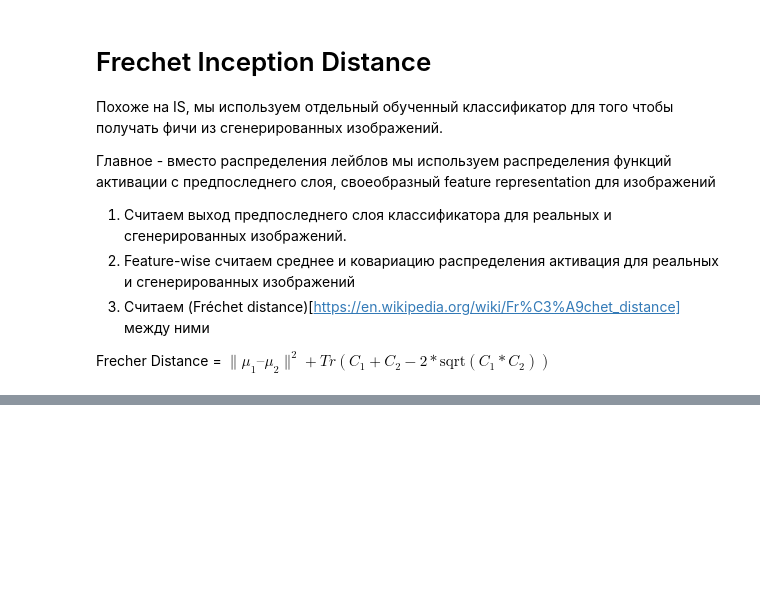
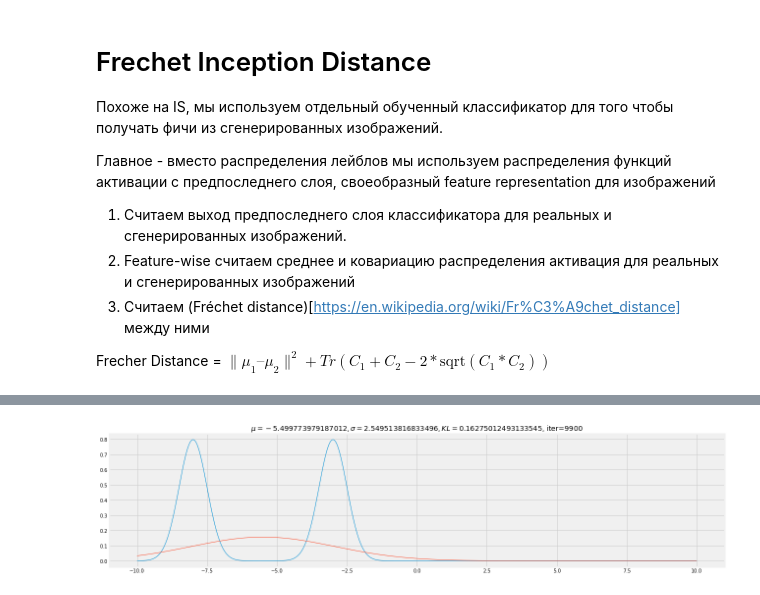
Before and after one commit to MaximArtemev/hse_gans, a Jupyter notebook: seminars/seminar-2/DIVISFID_2D_for_teachers.ipynb, the cells around one changed output, grey strips where cells are left out. Cells and saved outputs as stored; diff of their text form; code cells hidden in the pictures; blank space fills up the shorter version.

```diff
--- a/seminars/seminar-2/DIVISFID_2D_for_teachers.ipynb
+++ b/seminars/seminar-2/DIVISFID_2D_for_teachers.ipynb
@@ -275,0 +366,24 @@ The authors of the score show that lower FID scores correlate with better-qualit
+# %%
+optim = torch.optim.SGD([train_mu, train_sigma], lr=0.1)
+grads_mu = []
+grads_sigma = []
+
+for i in range(10000):
+    optim.zero_grad()
+    Q = distrs.Normal(train_mu, train_sigma)
+    qx = Q.log_prob(x).exp()
+    loss = kl_loss(qx, px)
+    loss.backward()
+    grads_mu.append(np.abs(train_mu.grad.item()))
+    grads_sigma.append(np.abs(train_sigma.grad.item()))
+    optim.step()
+    if i % 300 == 0:
+        # plot pdfs
+        clear_output(True)
+        plt.figure(figsize=(20, 5))
+        plt.title(f'$\mu={train_mu.item()}, \sigma={train_sigma.item()}, KL={loss.item()}$, iter={i}')
+        plt.plot(x.numpy(), px.numpy(), linewidth=1)
+        plt.plot(x.numpy(), qx.detach().numpy(), linewidth=1)
+        plt.show()
+# %% [output]
+[figure, added]
```
Also changed, not shown: parts of 30 cells of this notebook.
